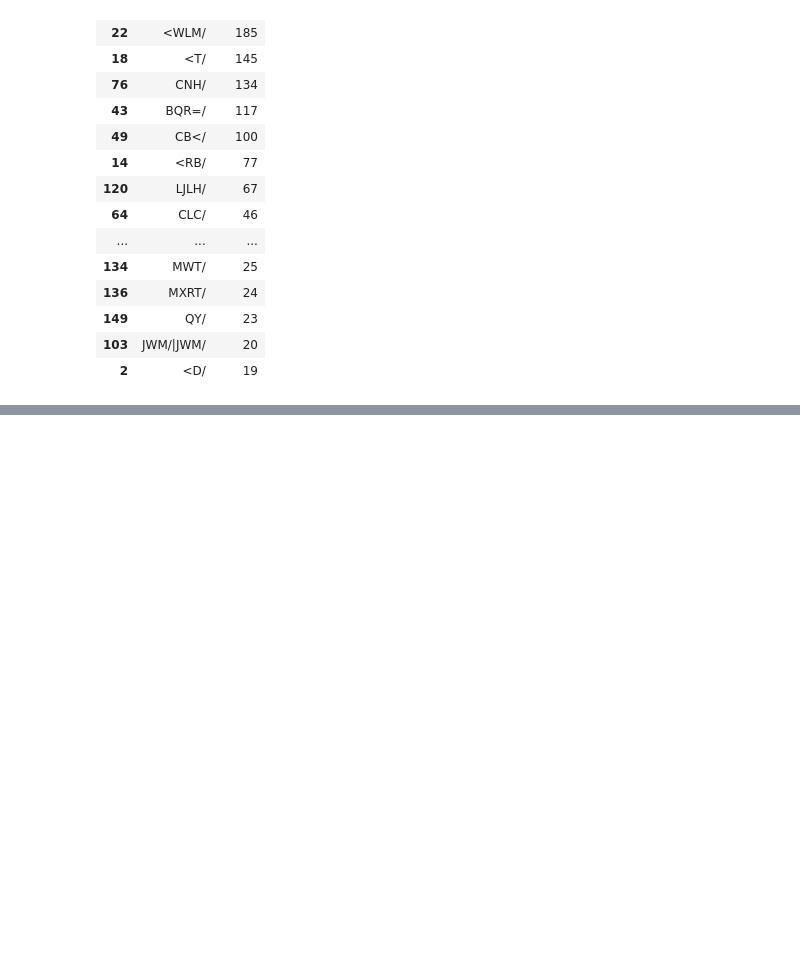
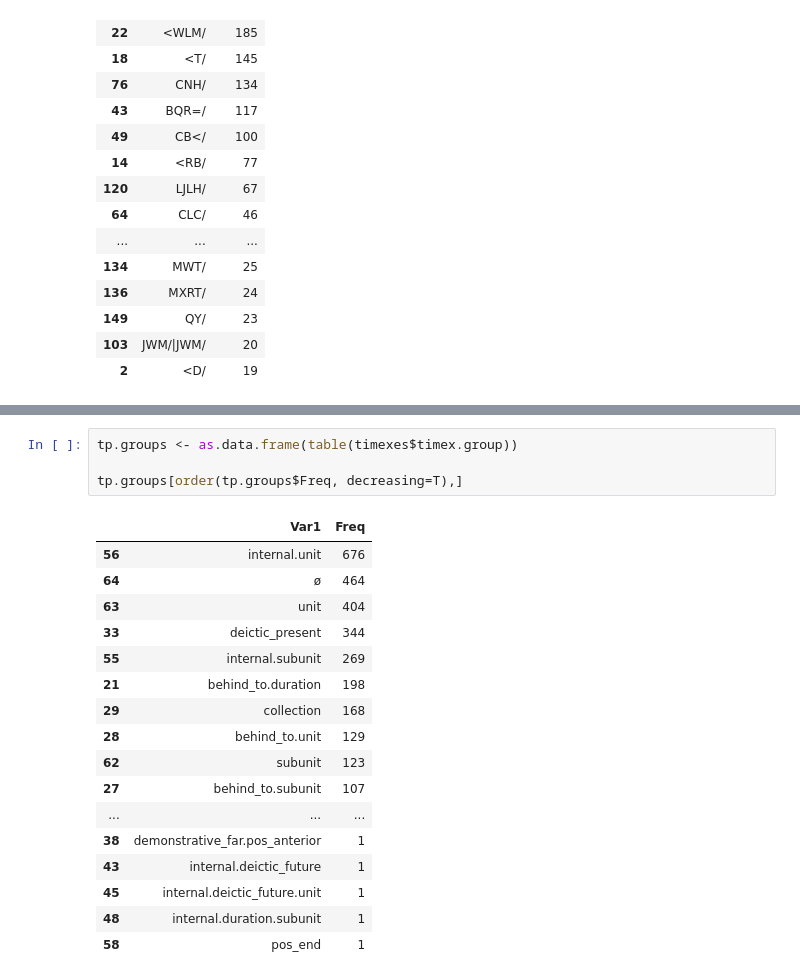
Before and after one commit to codykingham/Verb_in_Biblical_Hebrew, a Jupyter notebook: data_analysis/time_phrase_analysis.ipynb, the cells around one changed output, grey strips where cells are left out. Drawn from its saved outputs; the diff is of its cells as text; blank space fills up the shorter version.

```diff
--- a/data_analysis/time_phrase_analysis.ipynb
+++ b/data_analysis/time_phrase_analysis.ipynb
@@ -420,0 +421,22 @@ Using the methods outlined above, **only a select group of \*N time phrases rece
+# %%
+tp.groups <- as.data.frame(table(timexes$timex.group))
+
+tp.groups[order(tp.groups$Freq, decreasing=T),]
+# %% [output]
+|  | Var1 | Freq |
+| 56 | internal.unit | 676 |
+| 64 | ø | 464 |
+| 63 | unit | 404 |
+| 33 | deictic_present | 344 |
+| 55 | internal.subunit | 269 |
+| 21 | behind_to.duration | 198 |
+| 29 | collection | 168 |
+| 28 | behind_to.unit | 129 |
+| 62 | subunit | 123 |
+| 27 | behind_to.subunit | 107 |
+| ... | ... | ... |
+| 38 | demonstrative_far.pos_anterior | 1 |
+| 43 | internal.deictic_future | 1 |
+| 45 | internal.deictic_future.unit | 1 |
+| 48 | internal.duration.subunit | 1 |
+| 58 | pos_end | 1 |
```
Also changed, not shown: parts of 4 cells of this notebook, 2 other files.
